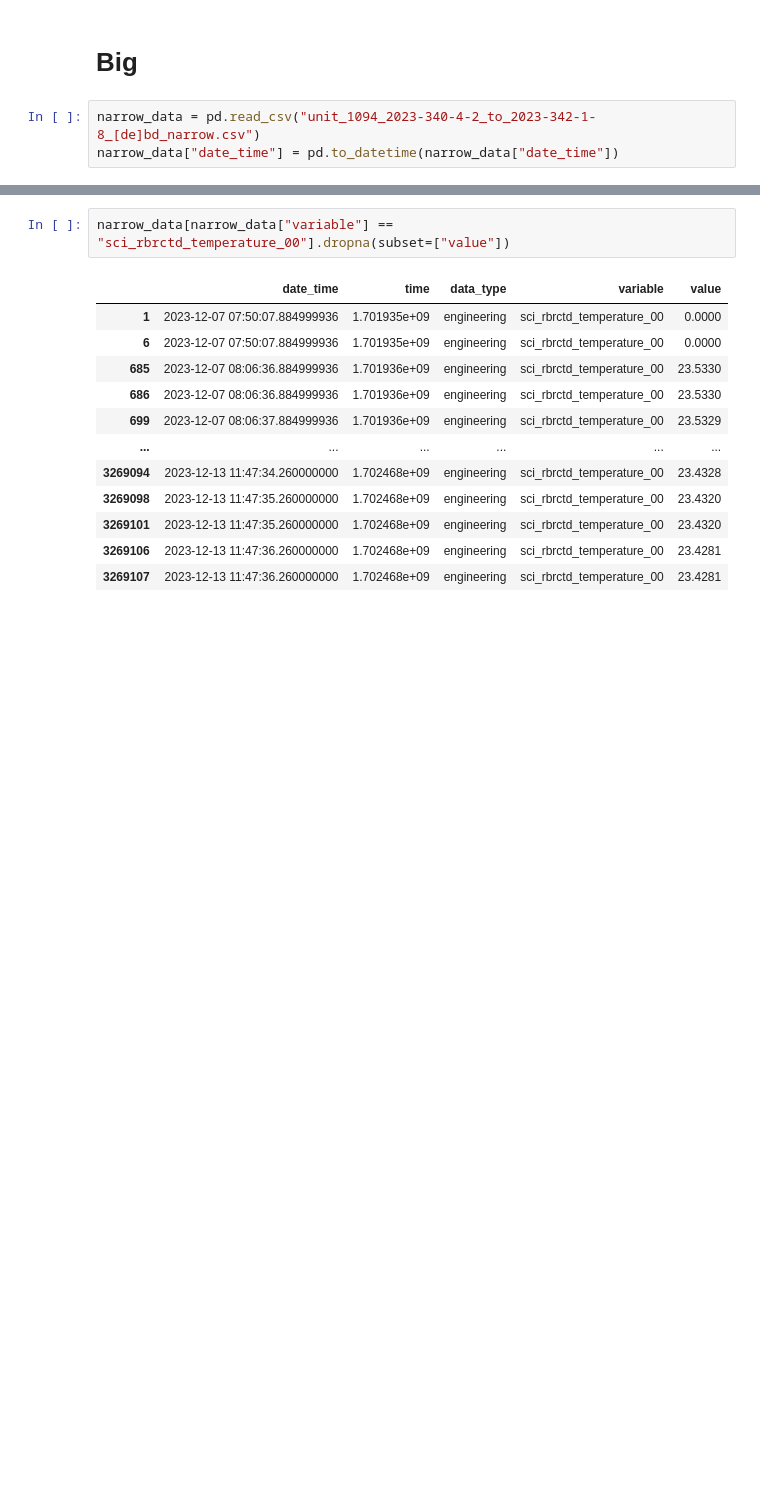
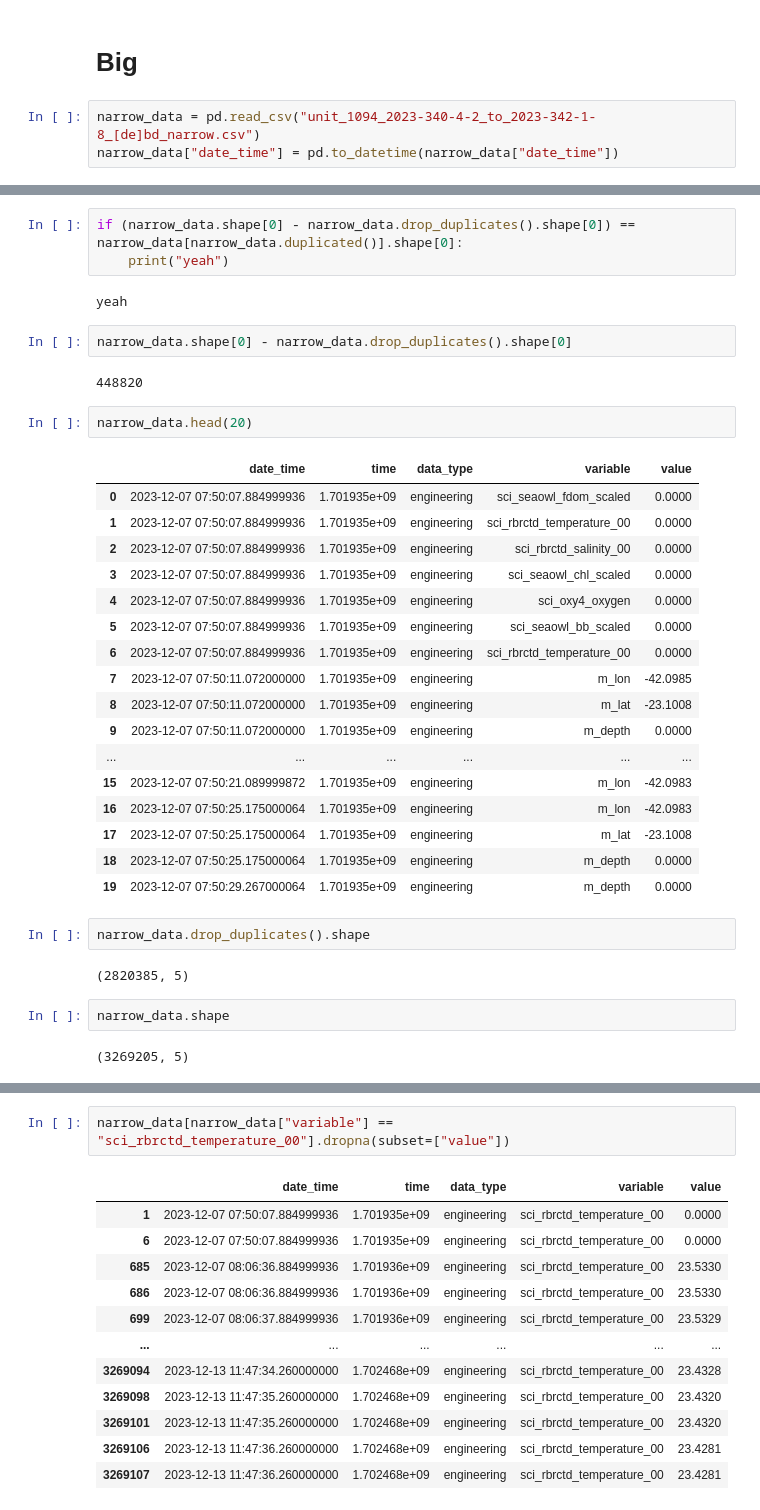
Before and after one commit to PNBOIA-Brasil/glider, a Jupyter notebook: binary_data/ressurgencia/data_processing.ipynb, the cells around one changed output, grey strips where cells are left out. Saved outputs shown, nothing was run; the diff lists cells and outputs as text; blank space fills up the shorter version.

```diff
--- a/binary_data/ressurgencia/data_processing.ipynb
+++ b/binary_data/ressurgencia/data_processing.ipynb
@@ -19,0 +46,37 @@ narrow_data["date_time"] = pd.to_datetime(narrow_data["date_time"])
+# %%
+if (narrow_data.shape[0] - narrow_data.drop_duplicates().shape[0]) == narrow_data[narrow_data.duplicated()].shape[0]:
+    print("yeah")
+# %% [output]
+yeah
+# %%
+narrow_data.shape[0] - narrow_data.drop_duplicates().shape[0]
+# %% [output]
+448820
+# %%
+narrow_data.head(20)
+# %% [output]
+|  | date_time | time | data_type | variable | value |
+| 0 | 2023-12-07 07:50:07.884999936 | 1.701935e+09 | engineering | sci_seaowl_fdom_scaled | 0.0000 |
+| 1 | 2023-12-07 07:50:07.884999936 | 1.701935e+09 | engineering | sci_rbrctd_temperature_00 | 0.0000 |
+| 2 | 2023-12-07 07:50:07.884999936 | 1.701935e+09 | engineering | sci_rbrctd_salinity_00 | 0.0000 |
+| 3 | 2023-12-07 07:50:07.884999936 | 1.701935e+09 | engineering | sci_seaowl_chl_scaled | 0.0000 |
+| 4 | 2023-12-07 07:50:07.884999936 | 1.701935e+09 | engineering | sci_oxy4_oxygen | 0.0000 |
+| 5 | 2023-12-07 07:50:07.884999936 | 1.701935e+09 | engineering | sci_seaowl_bb_scaled | 0.0000 |
+| 6 | 2023-12-07 07:50:07.884999936 | 1.701935e+09 | engineering | sci_rbrctd_temperature_00 | 0.0000 |
+| 7 | 2023-12-07 07:50:11.072000000 | 1.701935e+09 | engineering | m_lon | -42.0985 |
+| 8 | 2023-12-07 07:50:11.072000000 | 1.701935e+09 | engineering | m_lat | -23.1008 |
+| 9 | 2023-12-07 07:50:11.072000000 | 1.701935e+09 | engineering | m_depth | 0.0000 |
+| ... | ... | ... | ... | ... | ... |
+| 15 | 2023-12-07 07:50:21.089999872 | 1.701935e+09 | engineering | m_lon | -42.0983 |
+| 16 | 2023-12-07 07:50:25.175000064 | 1.701935e+09 | engineering | m_lon | -42.0983 |
+| 17 | 2023-12-07 07:50:25.175000064 | 1.701935e+09 | engineering | m_lat | -23.1008 |
+| 18 | 2023-12-07 07:50:25.175000064 | 1.701935e+09 | engineering | m_depth | 0.0000 |
+| 19 | 2023-12-07 07:50:29.267000064 | 1.701935e+09 | engineering | m_depth | 0.0000 |
+# %%
+narrow_data.drop_duplicates().shape
+# %% [output]
+(2820385, 5)
+# %%
+narrow_data.shape
+# %% [output]
+(3269205, 5)
```
Also changed, not shown: parts of 14 cells of this notebook, 2 other files.
